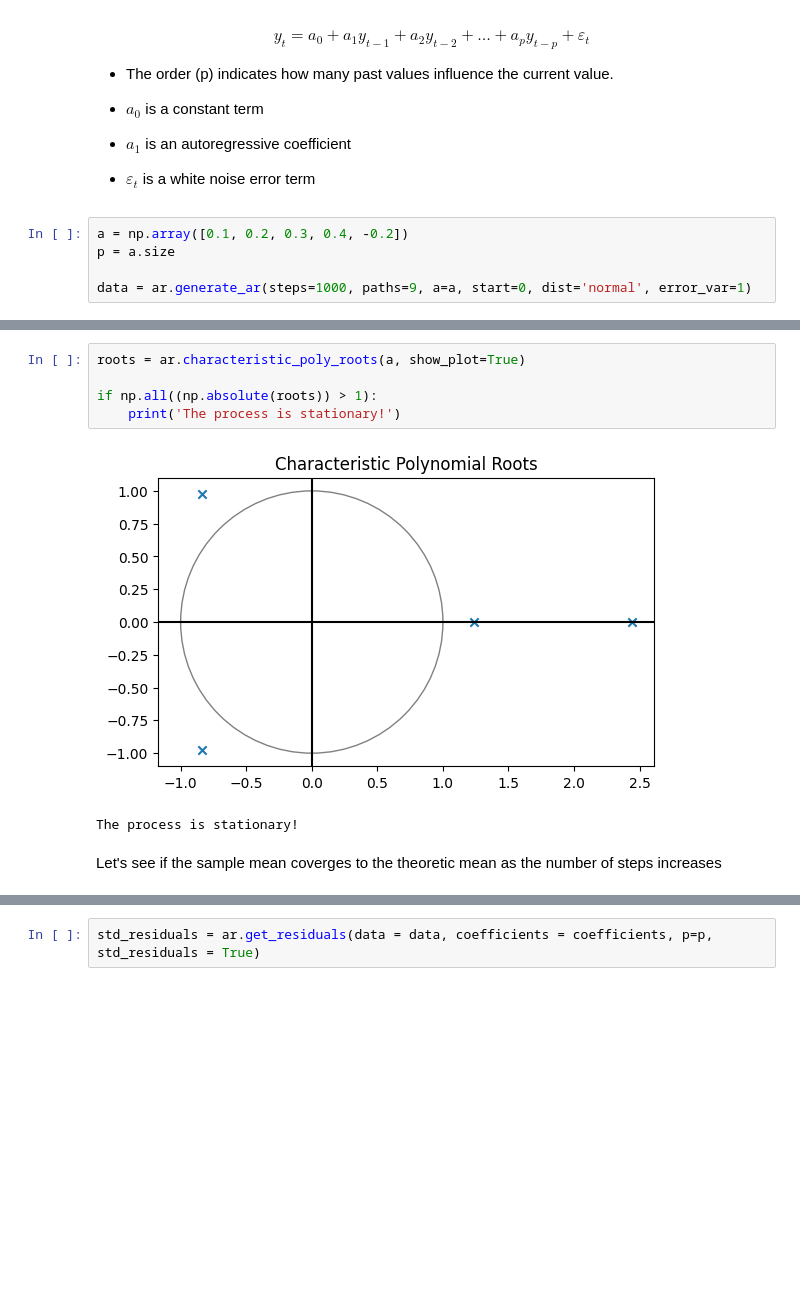
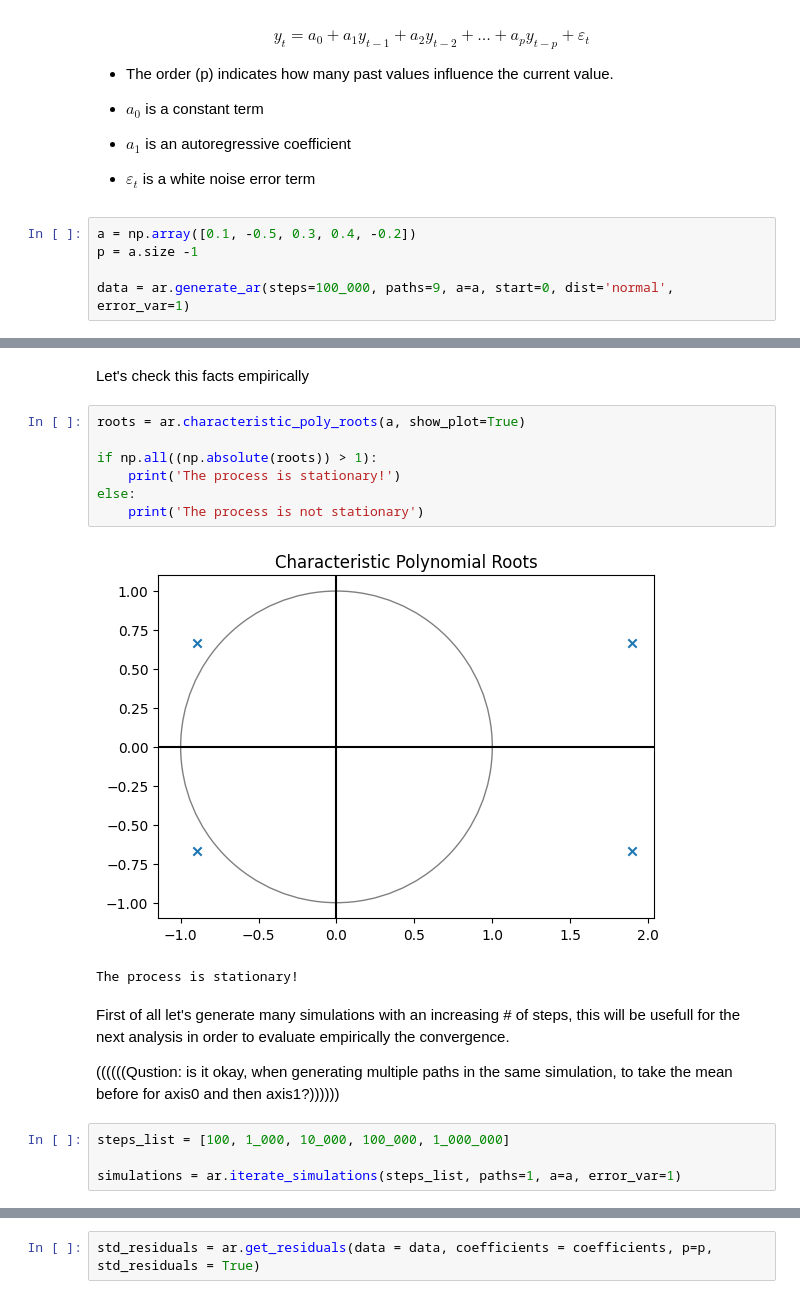
Before and after one commit to kiddrast/Pricing-with-Indirect-Inference, a Jupyter notebook: main.ipynb, the cells around one changed output, grey strips where cells are left out. Cells and saved outputs as stored; diff of their text form; blank space fills up the shorter version.

```diff
--- a/main.ipynb
+++ b/main.ipynb
@@ -30,8 +30,8 @@ $$
 - $a_1$ is an autoregressive coefficient
 - $\varepsilon_t$ is a white noise error term
 # %%
-a = np.array([0.1, 0.2, 0.3, 0.4, -0.2])
-p = a.size
+a = np.array([0.1, -0.5, 0.3, 0.4, -0.2])
+p = a.size -1
 
-data = ar.generate_ar(steps=1000, paths=9, a=a, start=0, dist='normal', error_var=1)
+data = ar.generate_ar(steps=100_000, paths=9, a=a, start=0, dist='normal', error_var=1)
 # %% [output]
@@ -67,10 +81,21 @@ $$
+# %% [markdown]
+Let's check this facts empirically
 # %%
 roots = ar.characteristic_poly_roots(a, show_plot=True)
 
 if np.all((np.absolute(roots)) > 1):
     print('The process is stationary!')
+else:
+    print('The process is not stationary')
 # %% [output]
-[figure, old version]
+[figure, new version]
 The process is stationary!
-# %% [markdown]
-Let's see if the sample mean coverges to the theoretic mean as the number of steps increases
+# %% [markdown]
+First of all let's generate many simulations with an increasing # of steps, this will be usefull for the next analysis in order to evaluate empirically the convergence.
+
+
+((((((Qustion: is it okay, when generating multiple paths in the same simulation, to take the mean before for axis0 and then axis1?))))))
+# %%
+steps_list = [100, 1_000, 10_000, 100_000, 1_000_000]
+
+simulations = ar.iterate_simulations(steps_list, paths=1, a=a, error_var=1)
```
Also changed, not shown: parts of 16 cells of this notebook, 1 other file.
